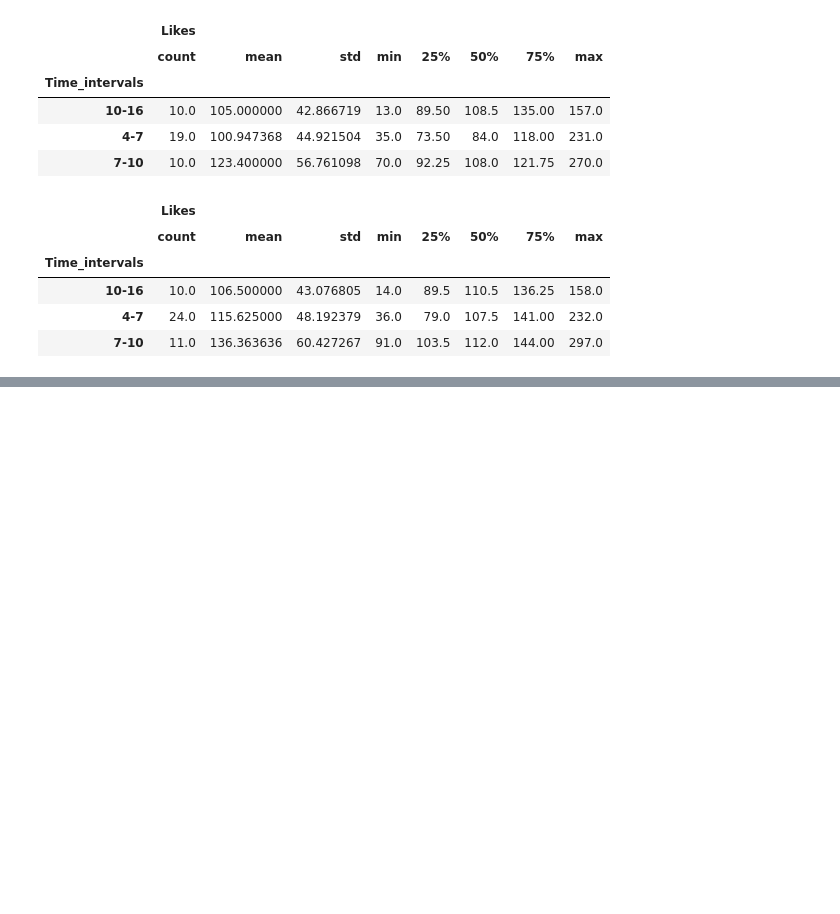
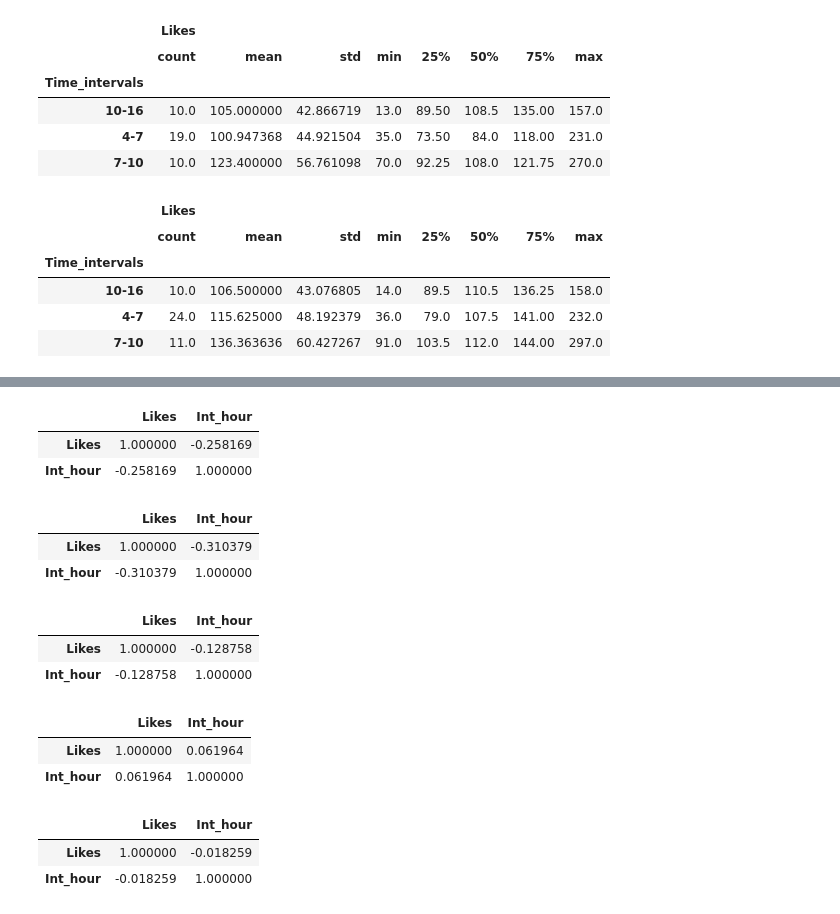
Before and after one commit to Frat3r/instagram, a Jupyter notebook: inst_analysis_likes.ipynb, the cells around one changed output, grey strips where cells are left out. Saved outputs shown, nothing was run; the diff lists cells and outputs as text; code cells hidden in the pictures; blank space fills up the shorter version.

```diff
--- a/inst_analysis_likes.ipynb
+++ b/inst_analysis_likes.ipynb
@@ -185,0 +202,30 @@ inst_h_d_to_use.loc['12d'][['Likes', 'Time_intervals']].groupby(['Time_intervals
+# %%
+inst_h_d_to_use.loc['6h'][['Likes', 'Int_hour']].corr()
+# %% [output]
+|  | Likes | Int_hour |
+| Likes | 1.000000 | -0.258169 |
+| Int_hour | -0.258169 | 1.000000 |
+# %%
+inst_h_d_to_use.loc['12h'][['Likes', 'Int_hour']].corr()
+# %% [output]
+|  | Likes | Int_hour |
+| Likes | 1.000000 | -0.310379 |
+| Int_hour | -0.310379 | 1.000000 |
+# %%
+inst_h_d_to_use.loc['1d'][['Likes', 'Int_hour']].corr()
+# %% [output]
+|  | Likes | Int_hour |
+| Likes | 1.000000 | -0.128758 |
+| Int_hour | -0.128758 | 1.000000 |
+# %%
+inst_h_d_to_use.loc['6d'][['Likes', 'Int_hour']].corr()
+# %% [output]
+|  | Likes | Int_hour |
+| Likes | 1.000000 | 0.061964 |
+| Int_hour | 0.061964 | 1.000000 |
+# %%
+inst_h_d_to_use.loc['12d'][['Likes', 'Int_hour']].corr()
+# %% [output]
+|  | Likes | Int_hour |
+| Likes | 1.000000 | -0.018259 |
+| Int_hour | -0.018259 | 1.000000 |
```
Also changed, not shown: parts of 13 cells of this notebook.
